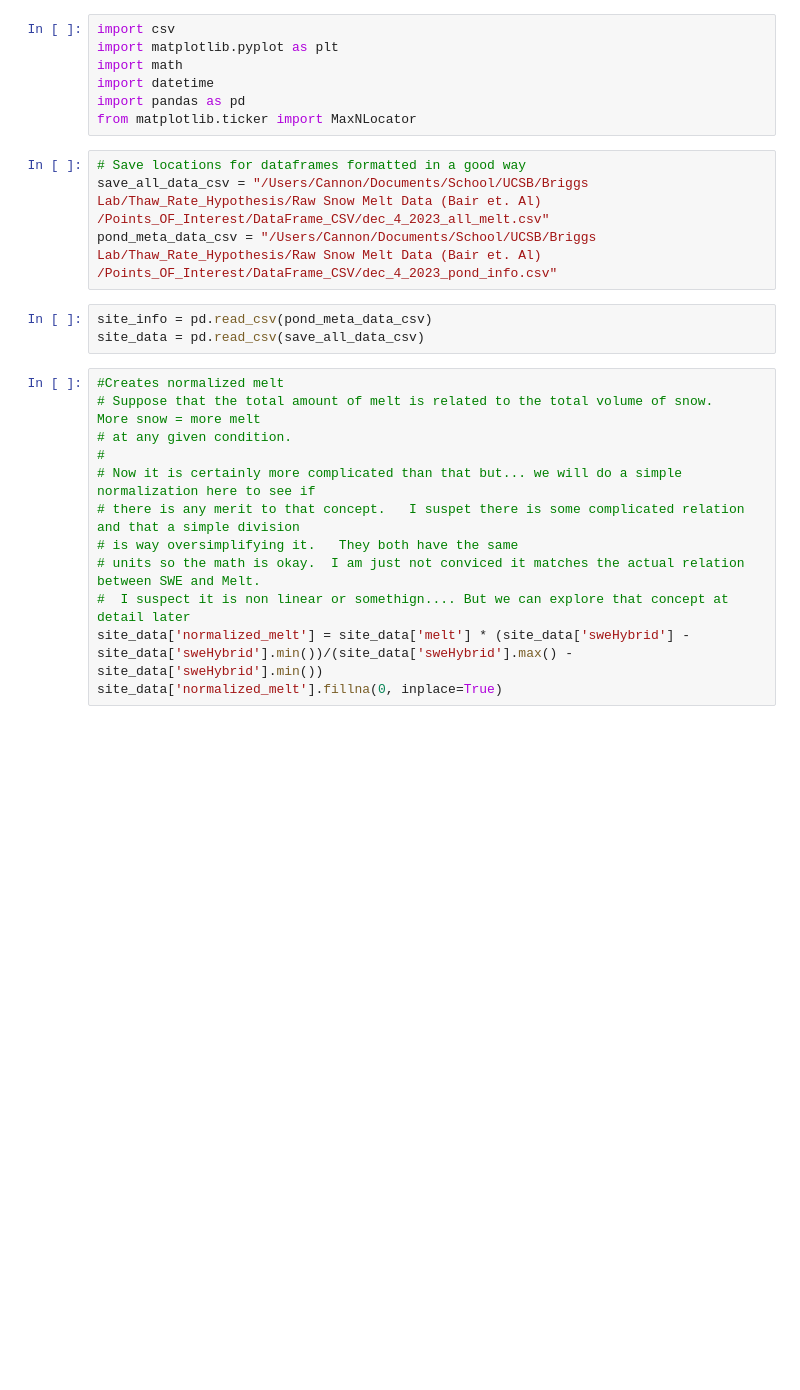
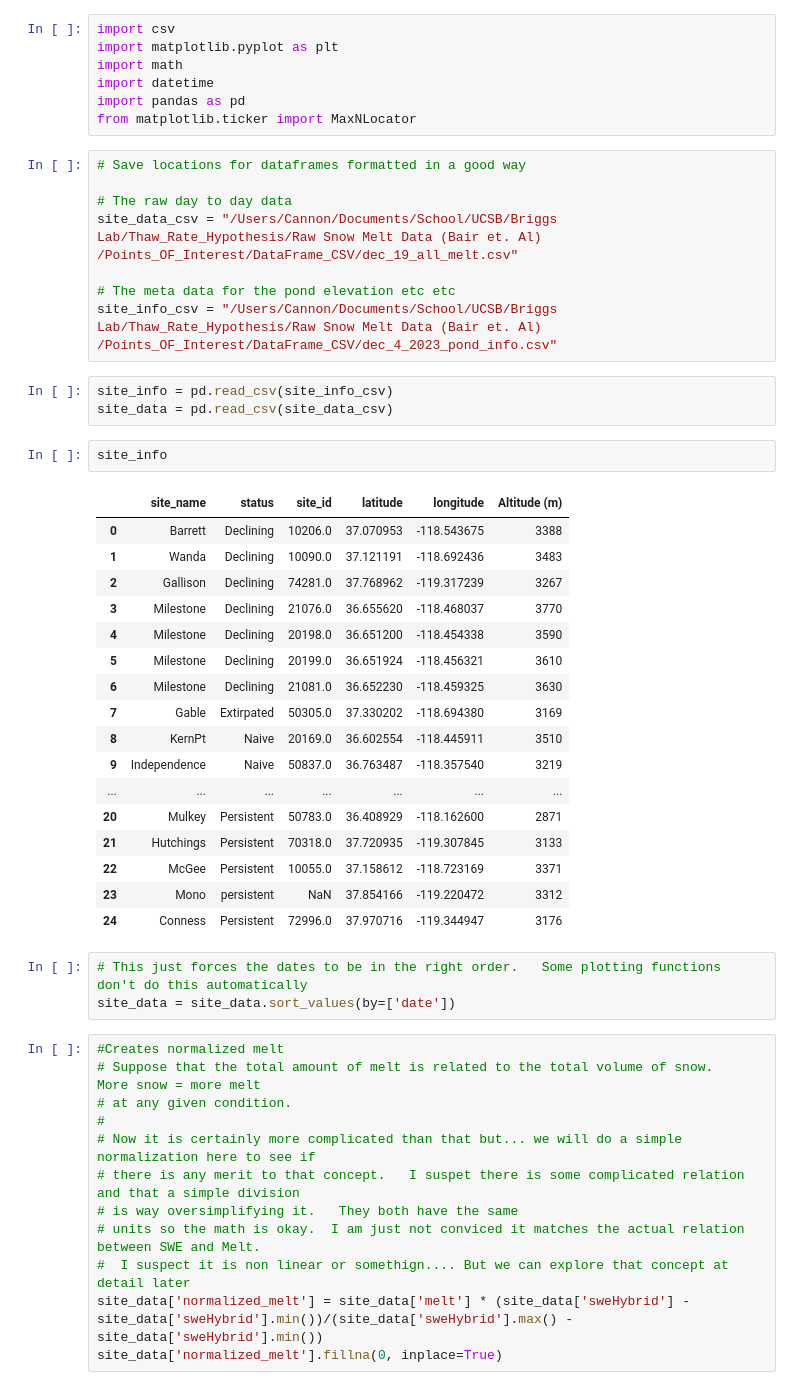
Before and after one commit to malloc3/snow_melt_hypothesis, a Jupyter notebook: Basic_Figures.ipynb, the cells around one changed output. Drawn from its saved outputs; the diff is of its cells as text; blank space fills up the shorter version.

```diff
--- a/Basic_Figures.ipynb
+++ b/Basic_Figures.ipynb
@@ -16,11 +16,38 @@ import pandas as pd
 from matplotlib.ticker import MaxNLocator
 # %%
 # Save locations for dataframes formatted in a good way
-save_all_data_csv = "/Users/Cannon/Documents/School/UCSB/Briggs Lab/Thaw_Rate_Hypothesis/Raw Snow Melt Data (Bair et. Al) /Points_OF_Interest/DataFrame_CSV/dec_4_2023_all_melt.csv"
-pond_meta_data_csv = "/Users/Cannon/Documents/School/UCSB/Briggs Lab/Thaw_Rate_Hypothesis/Raw Snow Melt Data (Bair et. Al) /Points_OF_Interest/DataFrame_CSV/dec_4_2023_pond_info.csv"
+
+# The raw day to day data
+site_data_csv = "/Users/Cannon/Documents/School/UCSB/Briggs Lab/Thaw_Rate_Hypothesis/Raw Snow Melt Data (Bair et. Al) /Points_OF_Interest/DataFrame_CSV/dec_19_all_melt.csv"
+
+# The meta data for the pond elevation etc etc
+site_info_csv = "/Users/Cannon/Documents/School/UCSB/Briggs Lab/Thaw_Rate_Hypothesis/Raw Snow Melt Data (Bair et. Al) /Points_OF_Interest/DataFrame_CSV/dec_4_2023_pond_info.csv"
 # %%
-site_info = pd.read_csv(pond_meta_data_csv)
-site_data = pd.read_csv(save_all_data_csv)
+site_info = pd.read_csv(site_info_csv)
+site_data = pd.read_csv(site_data_csv)
+# %%
+site_info
+# %% [output]
+|  | site_name | status | site_id | latitude | longitude | Altitude (m) |
+| 0 | Barrett | Declining | 10206.0 | 37.070953 | -118.543675 | 3388 |
+| 1 | Wanda | Declining | 10090.0 | 37.121191 | -118.692436 | 3483 |
+| 2 | Gallison | Declining | 74281.0 | 37.768962 | -119.317239 | 3267 |
+| 3 | Milestone | Declining | 21076.0 | 36.655620 | -118.468037 | 3770 |
+| 4 | Milestone | Declining | 20198.0 | 36.651200 | -118.454338 | 3590 |
+| 5 | Milestone | Declining | 20199.0 | 36.651924 | -118.456321 | 3610 |
+| 6 | Milestone | Declining | 21081.0 | 36.652230 | -118.459325 | 3630 |
+| 7 | Gable | Extirpated | 50305.0 | 37.330202 | -118.694380 | 3169 |
+| 8 | KernPt | Naive | 20169.0 | 36.602554 | -118.445911 | 3510 |
+| 9 | Independence | Naive | 50837.0 | 36.763487 | -118.357540 | 3219 |
+| ... | ... | ... | ... | ... | ... | ... |
+| 20 | Mulkey | Persistent | 50783.0 | 36.408929 | -118.162600 | 2871 |
+| 21 | Hutchings | Persistent | 70318.0 | 37.720935 | -119.307845 | 3133 |
+| 22 | McGee | Persistent | 10055.0 | 37.158612 | -118.723169 | 3371 |
+| 23 | Mono | persistent | NaN | 37.854166 | -119.220472 | 3312 |
+| 24 | Conness | Persistent | 72996.0 | 37.970716 | -119.344947 | 3176 |
+# %%
+# This just forces the dates to be in the right order.   Some plotting functions don't do this automatically
+site_data = site_data.sort_values(by=['date'])
 # %%
 #Creates normalized melt
 # Suppose that the total amount of melt is related to the total volume of snow.    More snow = more melt
```
Also changed, not shown: parts of 8 cells of this notebook, 4 other files.
